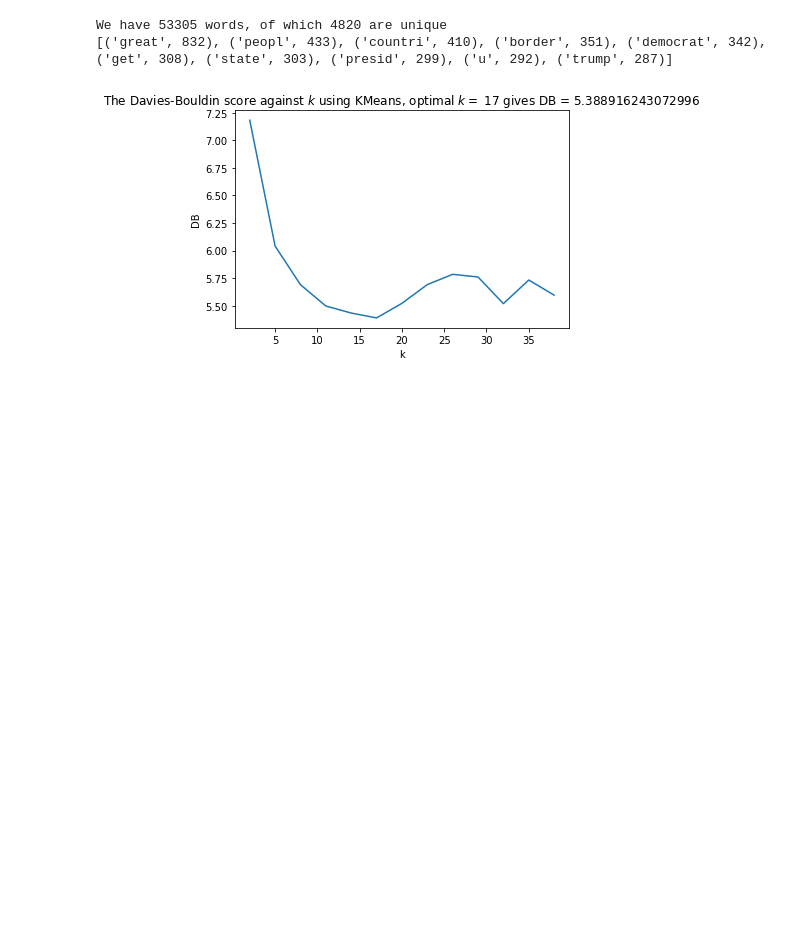
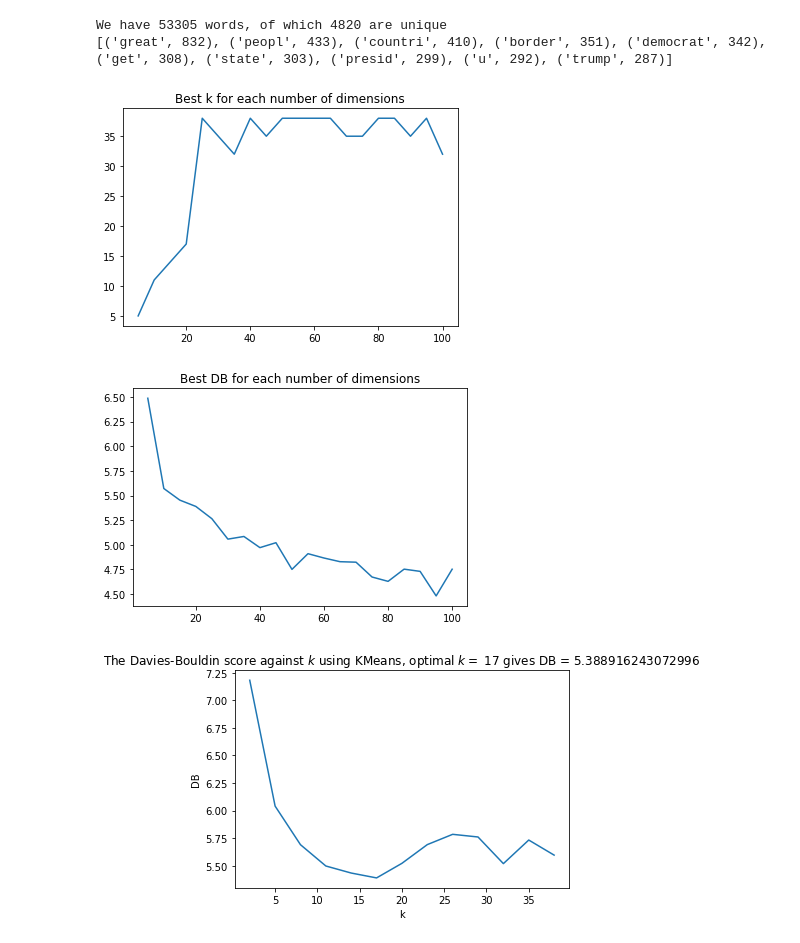
Before and after one commit to RojerGS/DataScience, a Jupyter notebook: TrumpTweetsClustering/oneHotPCA.ipynb, the cells around one changed output. Cells and saved outputs as stored; diff of their text form; code cells hidden in the pictures; blank space fills up the shorter version.

```diff
--- a/TrumpTweetsClustering/oneHotPCA.ipynb
+++ b/TrumpTweetsClustering/oneHotPCA.ipynb
@@ -107,6 +107,34 @@ def get_pca(n):
         get_pca.memory[n] = reduced
         return reduced
 get_pca.memory = dict()
+# %%
+best_ks = []
+best_DB = []
+test_ns = range(5,101,5)
+for ncomps in test_ns:
+    reduced = get_pca(ncomps)
+
+    # apply the KMeans algorithm to the reduced data for different values of K
+    K = range(2,40,3)
+    DB = np.zeros_like(K).astype(float)
+    for i, k in enumerate(K):
+        kmeans = KMeans(n_clusters = k, random_state=73).fit(reduced)
+        with np.errstate(divide='ignore'):
+            DB[i] = davies_bouldin_score(mat, kmeans.labels_)
+    best_ks.append(K[np.argmin(DB)])
+    best_DB.append(np.min(DB))
+    # use PCA to reduce the dimension
+    reduced = get_pca(ncomps)
+
+plt.plot(test_ns, best_ks)
+plt.title("Best k for each number of dimensions")
+plt.show()
+plt.plot(test_ns, best_DB)
+plt.title("Best DB for each number of dimensions")
+plt.show()
+# %% [output]
+[figure, added]
+[figure, added]
 # %%
 reduced = get_pca(20)
 
```
Also changed, not shown: parts of 1 cell of this notebook.
